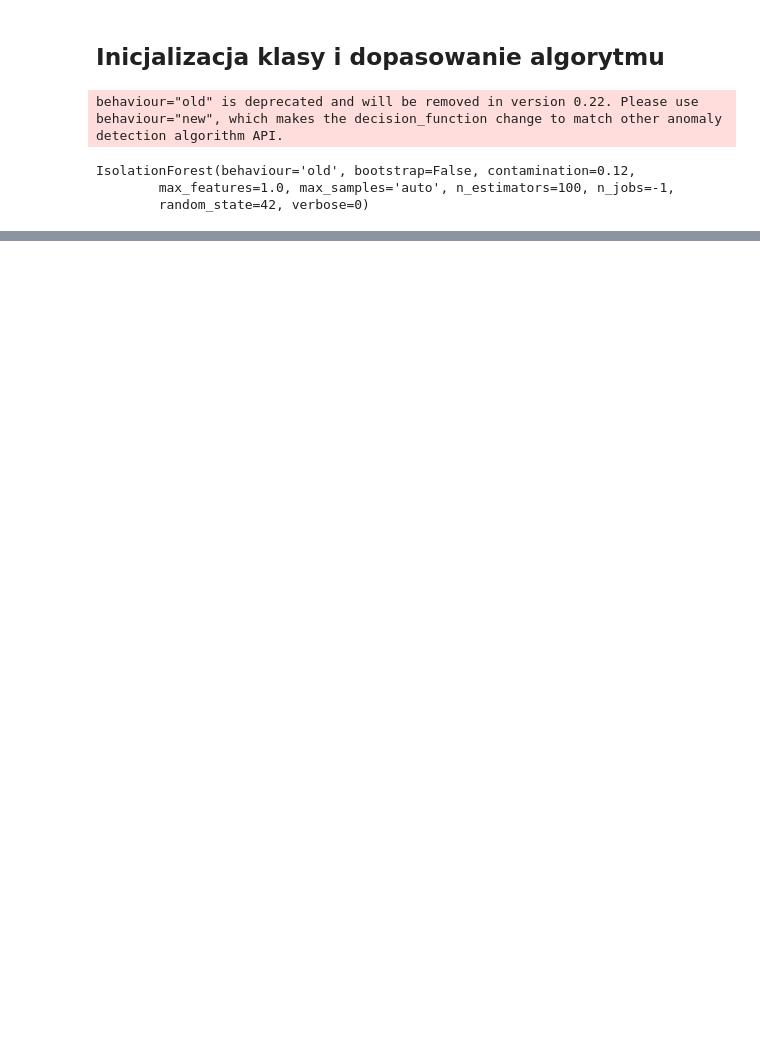
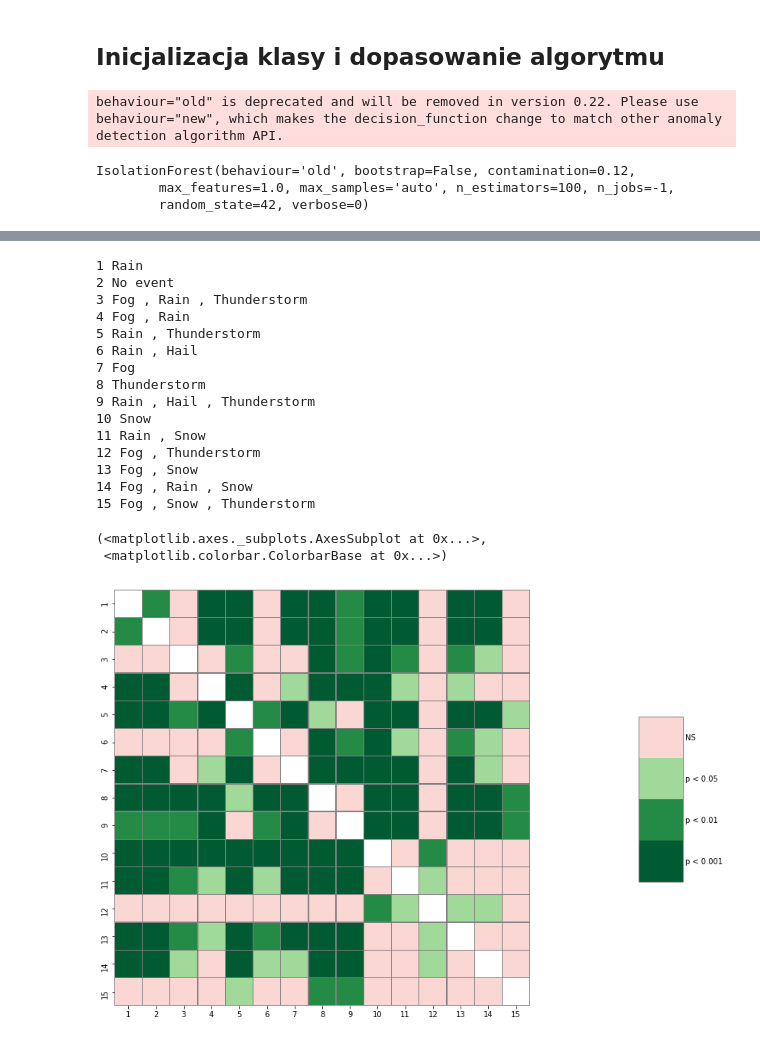
Before and after one commit to izakos/Projekt-eksploracyjna_analiza_danych, a Jupyter notebook: skrypty/Analiza statystyczna.ipynb, the cells around one changed output, grey strips where cells are left out. Drawn from its saved outputs; the diff is of its cells as text; code cells hidden in the pictures; blank space fills up the shorter version.

```diff
--- a/skrypty/Analiza statystyczna.ipynb
+++ b/skrypty/Analiza statystyczna.ipynb
@@ -127,0 +231,6 @@ Data with input dtype int64, float64 were all converted to float64 by StandardSc
+# %%
+y = []
+for ids, city in enumerate(pd.unique(dane.city)):
+    y.append(dane[dane.city == city].iloc[:,5:24].avg_temp)
+
+stats.kruskal(*y)
@@ -127,0 +243,6 @@ Data with input dtype int64, float64 were all converted to float64 by StandardSc
+# %%
+y = []
+for ids, event in enumerate(pd.unique(dane.events)):
+    y.append(dane[dane.events == event].iloc[:,5:24].avg_temp)
+
+stats.kruskal(*y)
@@ -127,0 +257,7 @@ Data with input dtype int64, float64 were all converted to float64 by StandardSc
+# %%
+y = []
+for ids, event in enumerate(pd.unique(dane.events)):
+    y.append(dane[dane.events == event].iloc[:,5:24].avg_temp.tolist())
+
+pc = sp.posthoc_conover(y)
+pc
@@ -127,0 +281,23 @@ Data with input dtype int64, float64 were all converted to float64 by StandardSc
+# %%
+[print(nr + 1, i) for nr, i in enumerate(pd.unique(dane.events))]
+heatmap_args = {'linewidths': 0.25, 'linecolor': '0.5', 'clip_on': False, 'square': True, 'cbar_ax_bbox': [0.80, 0.35, 0.04, 0.3]}
+sp.sign_plot(pc, **heatmap_args)
+# %% [output]
+1 Rain
+2 No event
+3 Fog , Rain , Thunderstorm
+4 Fog , Rain
+5 Rain , Thunderstorm
+6 Rain , Hail
+7 Fog
+8 Thunderstorm
+9 Rain , Hail , Thunderstorm
+10 Snow
+11 Rain , Snow
+12 Fog , Thunderstorm
+13 Fog , Snow
+14 Fog , Rain , Snow
+15 Fog , Snow , Thunderstorm
+(<matplotlib.axes._subplots.AxesSubplot at 0x...>,
+ <matplotlib.colorbar.ColorbarBase at 0x...>)
+[figure, added]
```
Also changed, not shown: parts of 78 cells of this notebook.
